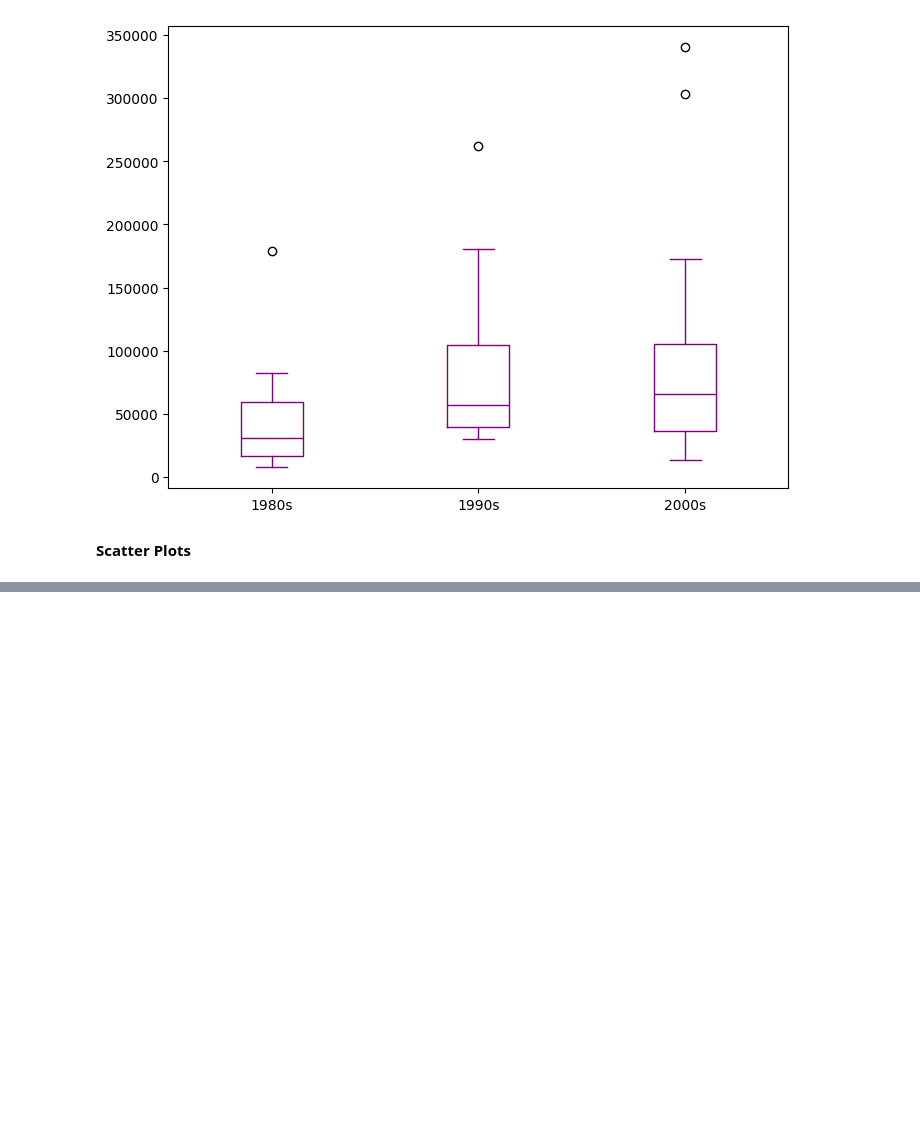
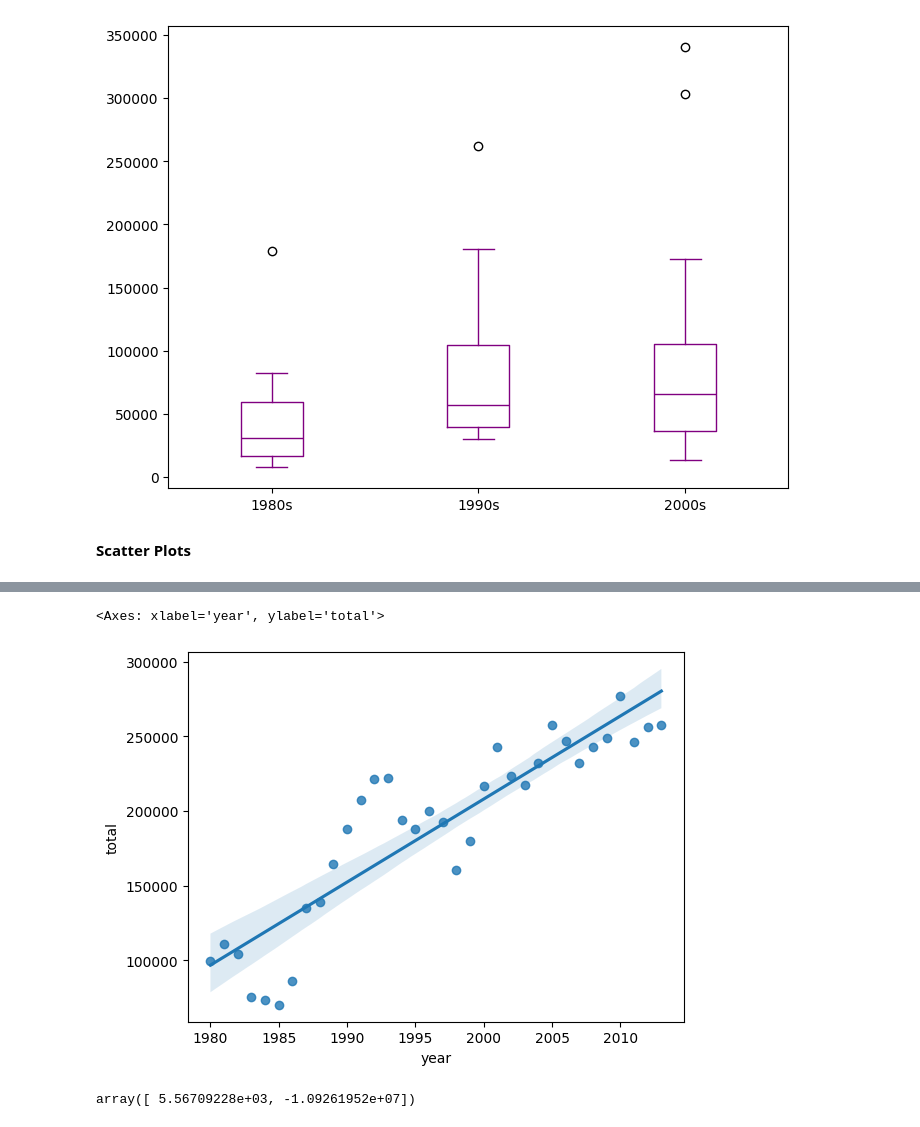
Before and after one commit to Pavannrajj/daily-data-analysis-practice, a Jupyter notebook: matplotlib/plots.ipynb, the cells around one changed output, grey strips where cells are left out. Cells and saved outputs as stored; diff of their text form; code cells hidden in the pictures; blank space fills up the shorter version.

```diff
--- a/matplotlib/plots.ipynb
+++ b/matplotlib/plots.ipynb
@@ -562,0 +605,13 @@ df_tot
+# %%
+import seaborn as sns
+sns.regplot(x = 'year',y = 'total',data = df_tot)
+# %% [output]
+<Axes: xlabel='year', ylabel='total'>
+[figure, added]
+# %%
+x =df_tot['year']
+y = df_tot['total']
+fit = np.polyfit(x,y,deg = 1)
+fit
+# %% [output]
+array([ 5.56709228e+03, -1.09261952e+07])
```
Also changed, not shown: parts of 18 cells of this notebook, 1 other file.
